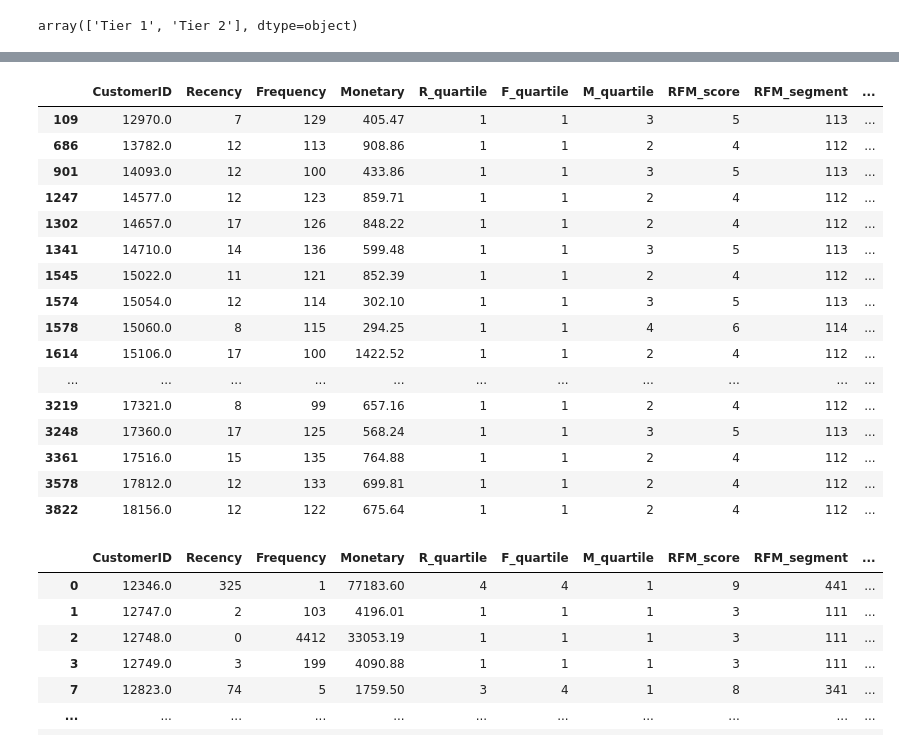
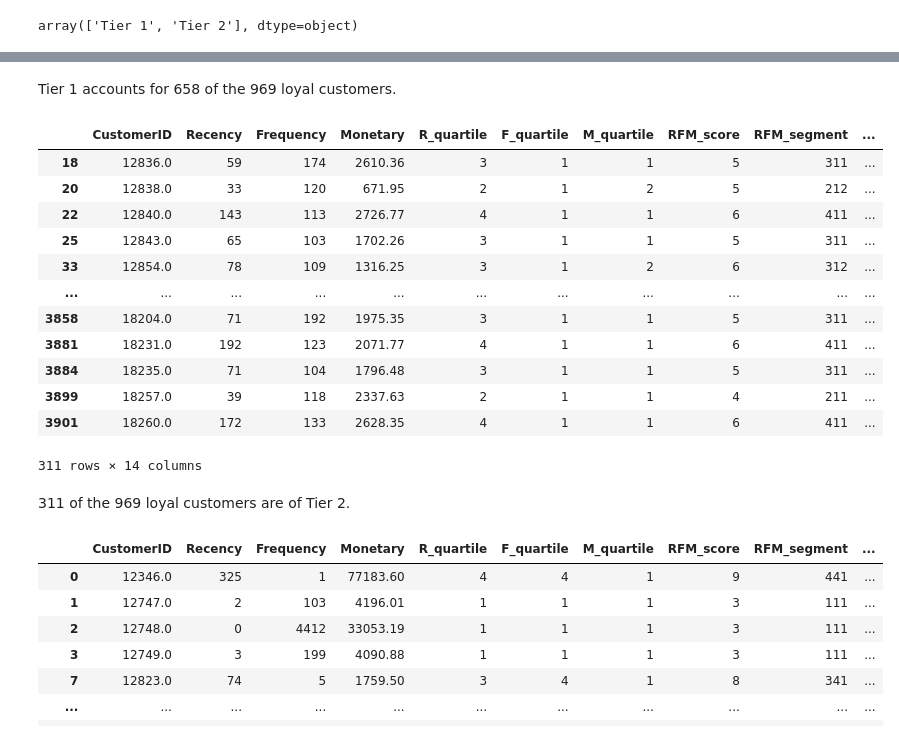
Before and after one commit to RupeshSharma14/Online-Retail-Customer-Segmentation, a Jupyter notebook: Online_Retail_Customer_Segmentation.ipynb, the cells around one changed output, grey strips where cells are left out. Saved outputs shown, nothing was run; the diff lists cells and outputs as text; code cells hidden in the pictures.

```diff
--- a/Online_Retail_Customer_Segmentation.ipynb
+++ b/Online_Retail_Customer_Segmentation.ipynb
@@ -1014,23 +986,24 @@ array(['Tier 1', 'Tier 2'], dtype=object)
+# %% [markdown]
+Tier 1 accounts for 658 of the 969 loyal customers.
 # %%
-# Loyal Customers in Tier 2
+# Identifying loyal customers of Tier 2
 
-loyal_customers_2 = loyal_customers[(loyal_customers["R_quartile"] == 1) & (loyal_customers["Tier"] == "Tier 2")]
+loyal_customers_2 = loyal_customers[loyal_customers["Tier"] == "Tier 2"]
+loyal_customers_2
 # %% [output]
 |  | CustomerID | Recency | Frequency | Monetary | R_quartile | F_quartile | M_quartile | RFM_score | RFM_segment | ... |
-| 109 | 12970.0 | 7 | 129 | 405.47 | 1 | 1 | 3 | 5 | 113 | ... |
-| 686 | 13782.0 | 12 | 113 | 908.86 | 1 | 1 | 2 | 4 | 112 | ... |
-| 901 | 14093.0 | 12 | 100 | 433.86 | 1 | 1 | 3 | 5 | 113 | ... |
-| 1247 | 14577.0 | 12 | 123 | 859.71 | 1 | 1 | 2 | 4 | 112 | ... |
-| 1302 | 14657.0 | 17 | 126 | 848.22 | 1 | 1 | 2 | 4 | 112 | ... |
-| 1341 | 14710.0 | 14 | 136 | 599.48 | 1 | 1 | 3 | 5 | 113 | ... |
-| 1545 | 15022.0 | 11 | 121 | 852.39 | 1 | 1 | 2 | 4 | 112 | ... |
-| 1574 | 15054.0 | 12 | 114 | 302.10 | 1 | 1 | 3 | 5 | 113 | ... |
-| 1578 | 15060.0 | 8 | 115 | 294.25 | 1 | 1 | 4 | 6 | 114 | ... |
-| 1614 | 15106.0 | 17 | 100 | 1422.52 | 1 | 1 | 2 | 4 | 112 | ... |
+| 18 | 12836.0 | 59 | 174 | 2610.36 | 3 | 1 | 1 | 5 | 311 | ... |
+| 20 | 12838.0 | 33 | 120 | 671.95 | 2 | 1 | 2 | 5 | 212 | ... |
+| 22 | 12840.0 | 143 | 113 | 2726.77 | 4 | 1 | 1 | 6 | 411 | ... |
+| 25 | 12843.0 | 65 | 103 | 1702.26 | 3 | 1 | 1 | 5 | 311 | ... |
+| 33 | 12854.0 | 78 | 109 | 1316.25 | 3 | 1 | 2 | 6 | 312 | ... |
 | ... | ... | ... | ... | ... | ... | ... | ... | ... | ... | ... |
-| 3219 | 17321.0 | 8 | 99 | 657.16 | 1 | 1 | 2 | 4 | 112 | ... |
-| 3248 | 17360.0 | 17 | 125 | 568.24 | 1 | 1 | 3 | 5 | 113 | ... |
-| 3361 | 17516.0 | 15 | 135 | 764.88 | 1 | 1 | 2 | 4 | 112 | ... |
-| 3578 | 17812.0 | 12 | 133 | 699.81 | 1 | 1 | 2 | 4 | 112 | ... |
-| 3822 | 18156.0 | 12 | 122 | 675.64 | 1 | 1 | 2 | 4 | 112 | ... |
+| 3858 | 18204.0 | 71 | 192 | 1975.35 | 3 | 1 | 1 | 5 | 311 | ... |
+| 3881 | 18231.0 | 192 | 123 | 2071.77 | 4 | 1 | 1 | 6 | 411 | ... |
+| 3884 | 18235.0 | 71 | 104 | 1796.48 | 3 | 1 | 1 | 5 | 311 | ... |
+| 3899 | 18257.0 | 39 | 118 | 2337.63 | 2 | 1 | 1 | 4 | 211 | ... |
+| 3901 | 18260.0 | 172 | 133 | 2628.35 | 4 | 1 | 1 | 6 | 411 | ... |
+311 rows × 14 columns
+# %% [markdown]
+311 of the 969 loyal customers are of Tier 2.
 # %%
```
Also changed, not shown: parts of 33 cells of this notebook.
